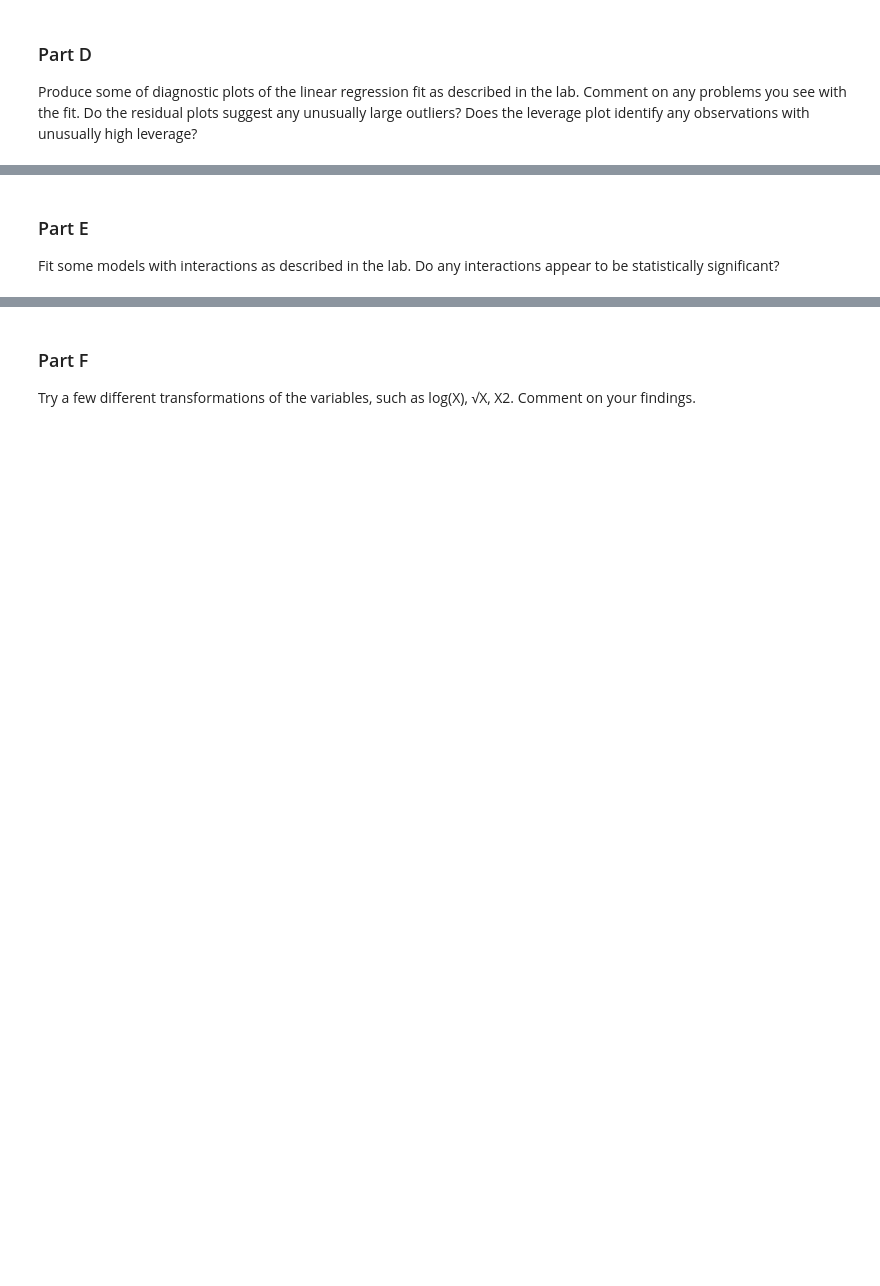
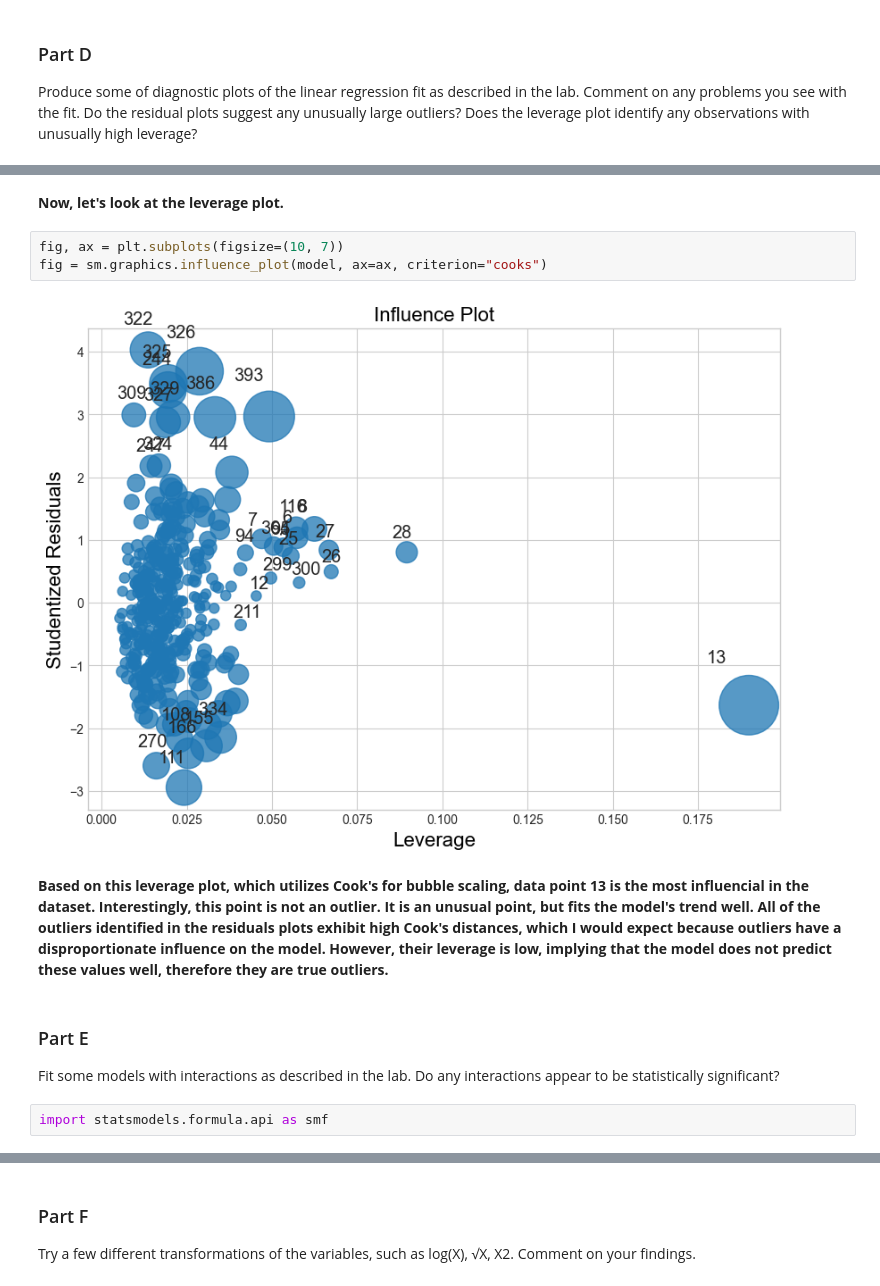
Before and after one commit to rcwaterman/DSE6111, a Jupyter notebook: Module_2/Chapter_3_Exercises/Chapter_3_Exercises.ipynb, the cells around one changed output, grey strips where cells are left out. Saved outputs shown, nothing was run; the diff lists cells and outputs as text; blank space fills up the shorter version.

```diff
--- a/Module_2/Chapter_3_Exercises/Chapter_3_Exercises.ipynb
+++ b/Module_2/Chapter_3_Exercises/Chapter_3_Exercises.ipynb
@@ -130,4 +263,15 @@ high leverage?
+# %% [markdown]
+**Now, let's look at the leverage plot.**
+# %%
+fig, ax = plt.subplots(figsize=(10, 7))
+fig = sm.graphics.influence_plot(model, ax=ax, criterion="cooks")
+# %% [output]
+[figure, added]
+# %% [markdown]
+**Based on this leverage plot, which utilizes Cook's for bubble scaling, data point 13 is the most influencial in the dataset. Interestingly, this point is not an outlier. It is an unusual point, but fits the model's trend well. All of the outliers identified in the residuals plots exhibit high Cook's distances, which I would expect because outliers have a disproportionate influence on the model. However, their leverage is low, implying that the model does not predict these values well, therefore they are true outliers.**
 # %% [markdown]
 ### Part E
 
 Fit some models with interactions as described in the lab. Do any interactions appear to be statistically significant?
+# %%
+import statsmodels.formula.api as smf
```
Also changed, not shown: parts of 73 cells of this notebook, 3 other files.
